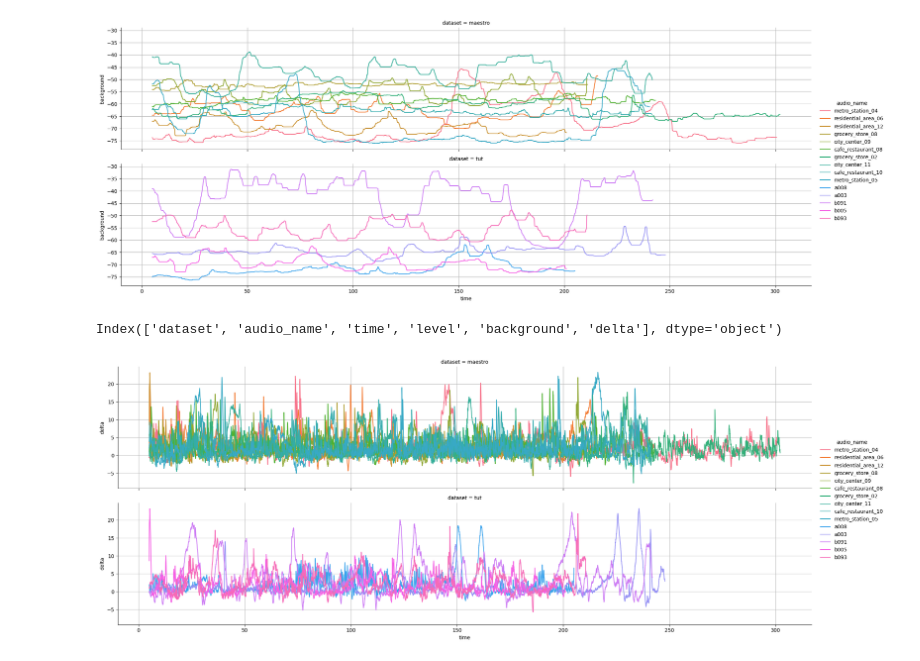
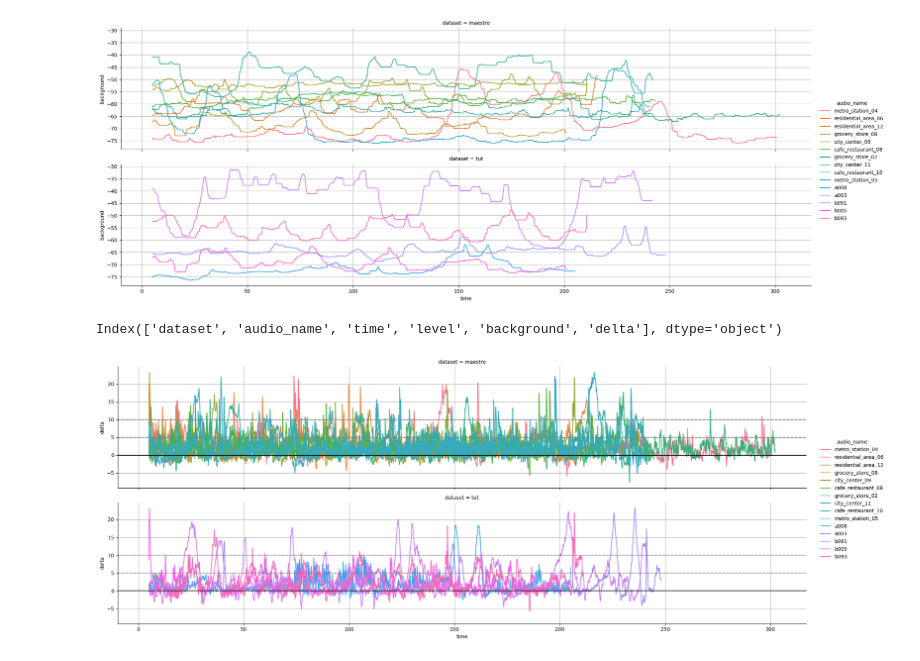
Before and after one commit to jonnor/dominant-sound, a Jupyter notebook: notebooks/AnnotationsEDA.ipynb, the cells around one changed output. Drawn from its saved outputs; the diff is of its cells as text; code cells hidden in the pictures.

```diff
--- a/notebooks/AnnotationsEDA.ipynb
+++ b/notebooks/AnnotationsEDA.ipynb
@@ -308,6 +308,7 @@ def plot_soundlevels(sl, value='dBA'):
         ax.yaxis.set_major_locator(MultipleLocator(5))
         ax.grid()
 
+    return g
 
 plot_soundlevels(ss)
 # %% [output]
@@ -348,7 +351,11 @@ plot_soundlevels(sb, value='background')
 Index(['dataset', 'audio_name', 'time', 'level', 'background', 'delta'], dtype='object')
 [figure]
 # %%
-plot_soundlevels(sb, value='delta')
+g = plot_soundlevels(sb, value='delta')
+g.refline(y=0.0, ls='-', color='black')
+g.refline(y=5.0, ls='--')
+g.refline(y=10.0, ls='--')
+g.savefig('soundlevels-eventdelta-maestro-tut.png')
 # %% [output]
 Index(['dataset', 'audio_name', 'time', 'level', 'background', 'delta'], dtype='object')
-[figure, old version]
+[figure, new version]
```
Also changed, not shown: parts of 2 cells of this notebook, 6 other files.
